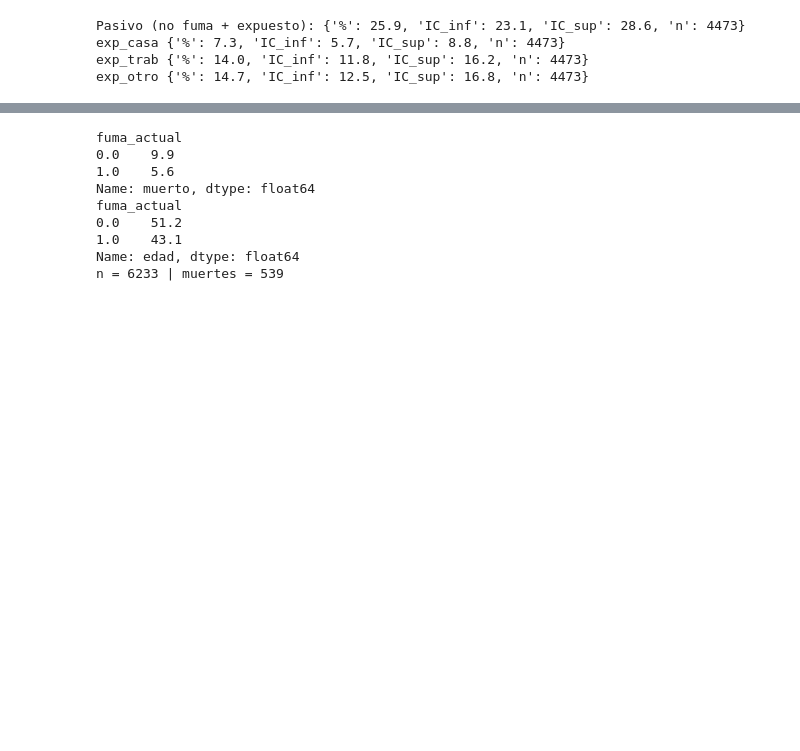
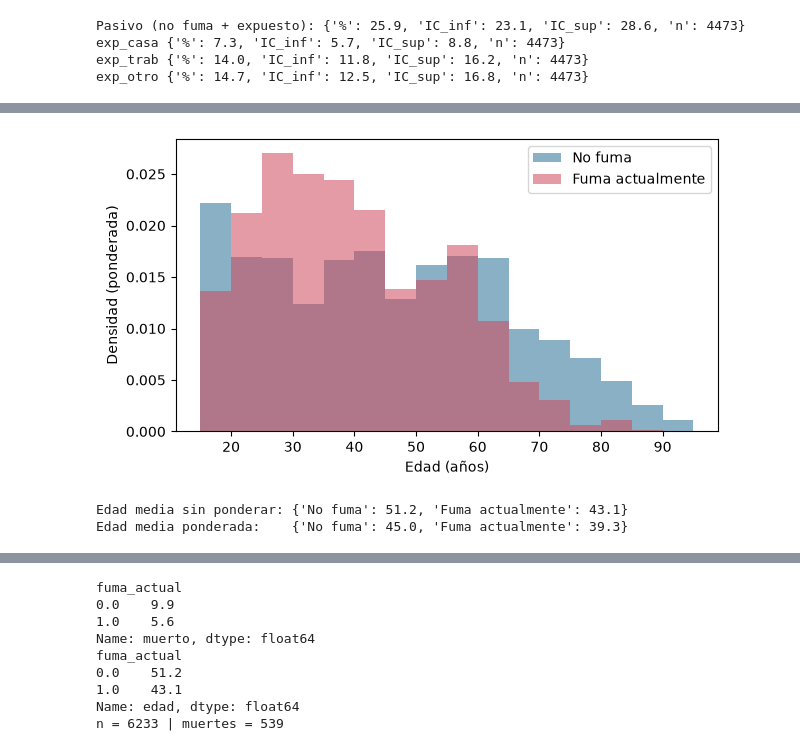
Before and after one commit to simonvidal99/taller-ens-tabaco, a Jupyter notebook: taller/taller_tabaco_FACILITADOR.ipynb, the cells around one changed output, grey strips where cells are left out. Drawn from its saved outputs; the diff is of its cells as text; code cells hidden in the pictures; blank space fills up the shorter version.

```diff
--- a/taller/taller_tabaco_FACILITADOR.ipynb
+++ b/taller/taller_tabaco_FACILITADOR.ipynb
@@ -221,0 +352,14 @@ exp_otro {'%': 14.7, 'IC_inf': 12.5, 'IC_sup': 16.8, 'n': 4473}
+# %%
+z = d[d.fuma_actual.notna() & (d.w > 0)]
+fig, ax = plt.subplots(figsize=(7, 3.8))
+for v, lab, col in [(0, "No fuma", "#2a6f97"), (1, "Fuma actualmente", "#d1495b")]:
+    s = z[z.fuma_actual == v]
+    ax.hist(s.edad, bins=range(15, 100, 5), weights=s.w, density=True, alpha=.55, color=col, label=lab)
+ax.set(xlabel="Edad (años)", ylabel="Densidad (ponderada)"); ax.legend(); plt.show()
+nombre = {0.0: "No fuma", 1.0: "Fuma actualmente"}
+print("Edad media sin ponderar:", {nombre[v]: round(float(s.edad.mean()), 1) for v, s in z.groupby("fuma_actual")})
+print("Edad media ponderada:   ", {nombre[v]: round(float(np.average(s.edad, weights=s.w)), 1) for v, s in z.groupby("fuma_actual")})
+# %% [output]
+[figure, added]
+Edad media sin ponderar: {'No fuma': 51.2, 'Fuma actualmente': 43.1}
+Edad media ponderada:    {'No fuma': 45.0, 'Fuma actualmente': 39.3}
```
Also changed, not shown: parts of 28 cells of this notebook, 4 other files.
